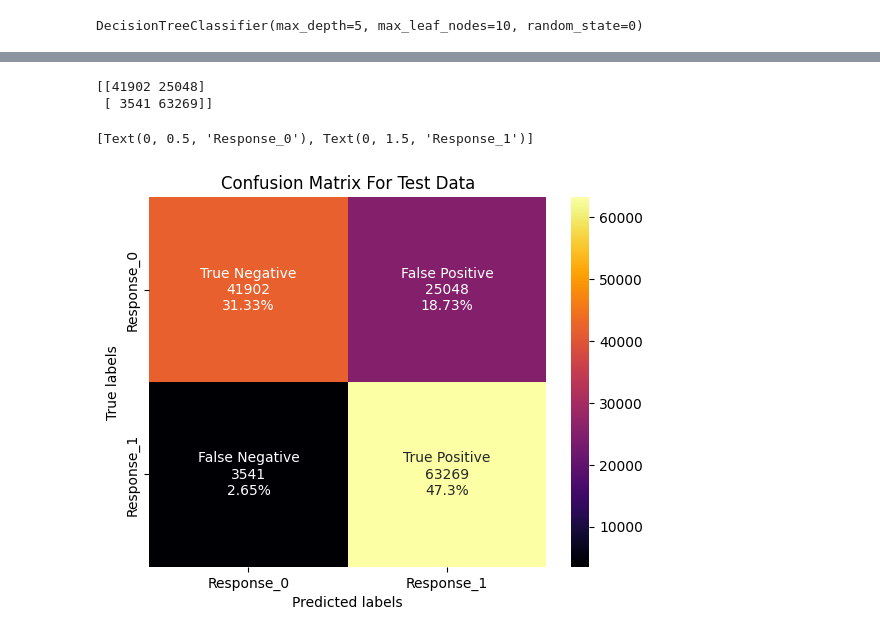
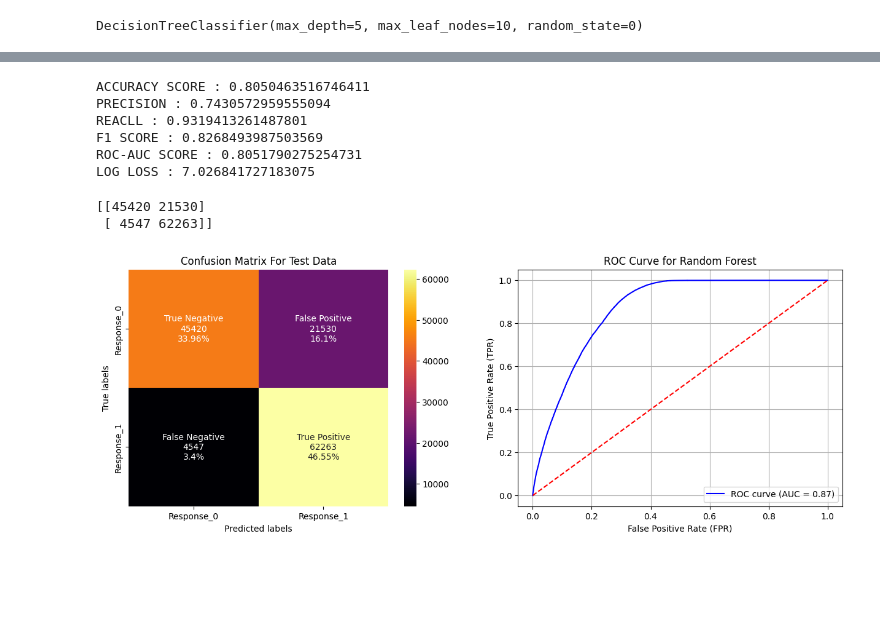
Before and after one commit to RPSahoo219/Health_Insurance_Cross_Sell_Prediction, a Jupyter notebook: Health_Insurance_Cross_Sell_Prediction.ipynb, the cells around one changed output, grey strips where cells are left out. Cells and saved outputs as stored; diff of their text form; code cells hidden in the pictures; blank space fills up the shorter version.

```diff
--- a/Health_Insurance_Cross_Sell_Prediction.ipynb
+++ b/Health_Insurance_Cross_Sell_Prediction.ipynb
@@ -1064,0 +1198,3 @@ display(SVG(graph.pipe(format='svg')))
+# %%
+rf_gridcv= GridSearchCV(estimator= rf_model_cv, param_grid=param_dict, cv=3, verbose= 3, scoring='roc_auc')
+rf_gridcv.fit(x_train, y_train)
@@ -1065,25 +1237,72 @@ display(SVG(graph.pipe(format='svg')))
+# %%
+optimal_rf_model= rf_gridcv.best_estimator_
+# %%
+y_pred_proba_rf_cv= optimal_rf_model.predict_proba(x_test)
+# %%
+y_predicted_rf_cv= optimal_rf_model.predict(x_test)
+# %%
+Accuracy_Score_rf_cv= accuracy_score(y_test,y_predicted_rf_cv)
+print("ACCURACY SCORE :", Accuracy_Score_rf_cv)
+
+Precision_rf_cv= precision_score(y_test,y_predicted_rf_cv)
+print("PRECISION :", Precision_rf_cv)
+
+Recall_rf_cv= recall_score(y_test,y_predicted_rf_cv)
+print("REACLL :", Recall_rf_cv)
+
+F1_Score_rf_cv= f1_score(y_test,y_predicted_rf_cv)
+print("F1 SCORE :", F1_Score_rf_cv)
+
+ROC_AUC_Score_rf_cv= roc_auc_score(y_test, y_predicted_rf_cv)
+print("ROC-AUC SCORE :", ROC_AUC_Score_rf_cv)
+
+Log_Loss_rf_cv= log_loss(y_test, y_predicted_rf_cv)
+print("LOG LOSS :", Log_Loss_rf_cv)
+# %% [output]
+ACCURACY SCORE : 0.8050463516746411
+PRECISION : 0.7430572959555094
+REACLL : 0.9319413261487801
+F1 SCORE : 0.8268493987503569
+ROC-AUC SCORE : 0.8051790275254731
+LOG LOSS : 7.026841727183075
 # %%
+fig, ax= plt.subplots(1,2, figsize=(15, 5))
 # Get the confusion matrix for test Data
 
 labels = ['True Negative','False Positive','False Negative','True Positive']
-cm_test_lr = confusion_matrix(y_test, y_predicted_dt)
-print(cm_test_lr)
-cm_test_count=cm_test_lr.flatten().tolist()
+cm_test_rf_cv = confusion_matrix(y_test, y_predicted_rf_cv)
+print(cm_test_rf_cv)
+cm_test_count=cm_test_rf_cv.flatten().tolist()
 cm_test_percentage=[round((i*100)/sum(cm_test_count),2) for i in cm_test_count]
 
 cm_test_labels = [f'{v1}\n{v2}\n{v3}%' for v1, v2, v3 in zip(labels, cm_test_count, cm_test_percentage)]
 cm_test_labels_array= np.asarray(cm_test_labels).reshape(2,2)
-ax= plt.subplot()
-sns.heatmap(cm_test_lr, annot=cm_test_labels_array, ax = ax, fmt='', cmap= 'inferno')
+sns.heatmap(cm_test_rf_cv, annot=cm_test_labels_array, fmt='', cmap= 'inferno', ax= ax[0])
 
-# labels, title and ticks
-ax.set_xlabel('Predicted labels')
-ax.set_ylabel('True labels')
-ax.set_title('Confusion Matrix For Test Data')
-ax.xaxis.set_ticklabels(['Response_0', 'Response_1'])
-ax.yaxis.set_ticklabels(['Response_0', 'Response_1'])
+ax[0].set_xlabel('Predicted labels')
+ax[0].set_ylabel('True labels')
+ax[0].set_title('Confusion Matrix For Test Data')
+ax[0].xaxis.set_ticklabels(['Response_0', 'Response_1'])
+ax[0].yaxis.set_ticklabels(['Response_0', 'Response_1'])
+
+# Auc-Roc Curve for test Data.
+
+fpr, tpr, thresholds = roc_curve(y_test, y_pred_proba_rf_cv[:,1], pos_label=1)
+roc_auc = auc(fpr, tpr)
+
+random_probs = [0 for i in range(len(y_test))]
+p_fpr, p_tpr, _ = roc_curve(y_test, random_probs, pos_label=1)
+
+ax[1].plot(fpr, tpr, color='blue', lw=1.5, label=f'ROC curve (AUC = {roc_auc:.2f})')
+ax[1].plot(p_fpr, p_tpr, color='red', linestyle='--')
+ax[1].set_xlabel('False Positive Rate (FPR)')
+ax[1].set_ylabel('True Positive Rate (TPR)')
+ax[1].set_title('ROC Curve for Random Forest')
+ax[1].legend(loc='lower right')
+ax[1].grid(True)
+plt.subplots_adjust(wspace=0.2)
+plt.show()
 # %% [output]
-[[41902 25048]
- [ 3541 63269]]
+[[45420 21530]
+ [ 4547 62263]]
-[Text(0, 0.5, 'Response_0'), Text(0, 1.5, 'Response_1')]
-[figure, old version]
+[figure, new version]
```
Also changed, not shown: parts of 45 cells of this notebook.
